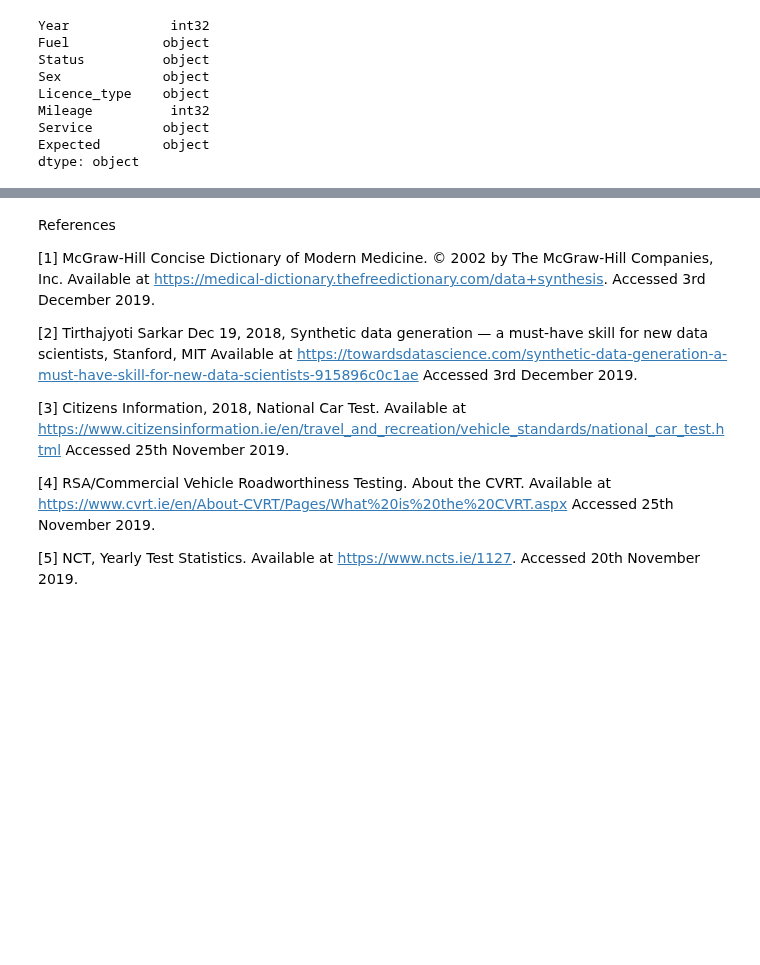
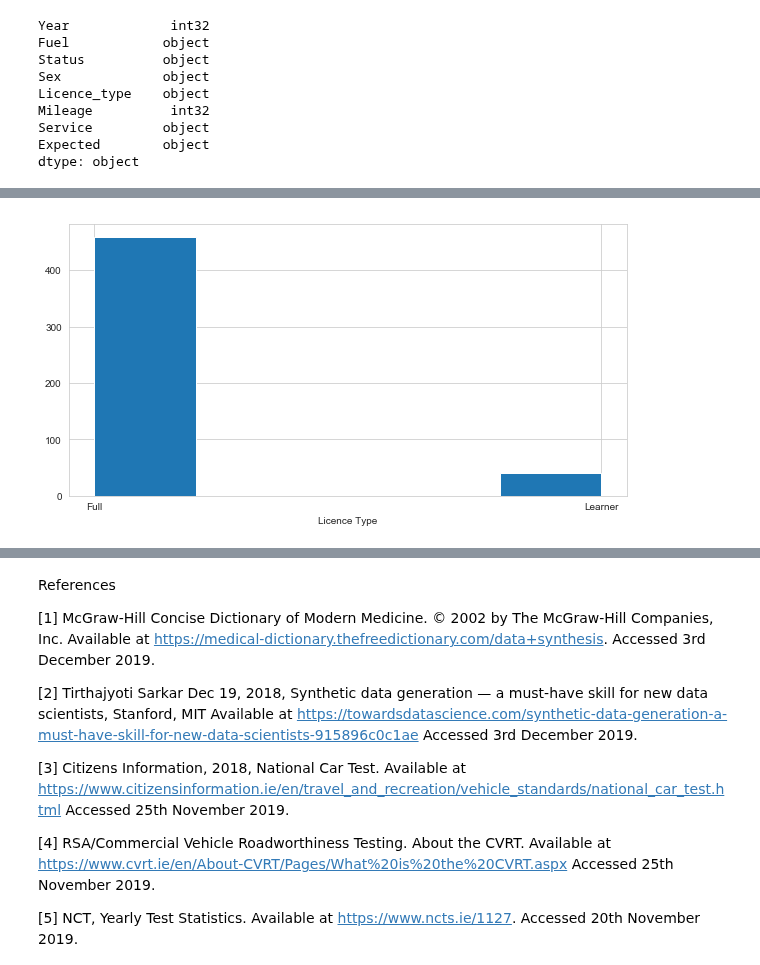
Before and after one commit to bexiturley/Programming-for-Data-Analysis-Project-2019, a Jupyter notebook: Last attempt.ipynb, the cells around one changed output, grey strips where cells are left out. Saved outputs shown, nothing was run; the diff lists cells and outputs as text; code cells hidden in the pictures; blank space fills up the shorter version.

```diff
--- a/Last attempt.ipynb
+++ b/Last attempt.ipynb
@@ -474,0 +585,3 @@ g.set(alpha=.5)
+# %%
+lt= np.random.choice(Licence_type, 500, p=[0.92, 0.08])
+lt
@@ -475,3 +606,12 @@ g.set(alpha=.5)
+# %%
+# Histogram showing Licence Types
+
+plt.figure(figsize=(10,5))
+plt.hist(lt, bins=5)
+plt.xlabel('Licence Type')
+plt.show()
+# %% [output]
+[figure, added]
 # %%
 
 # KDE plots of the tip distribution separated by day and sex
```
Also changed, not shown: parts of 52 cells of this notebook.
